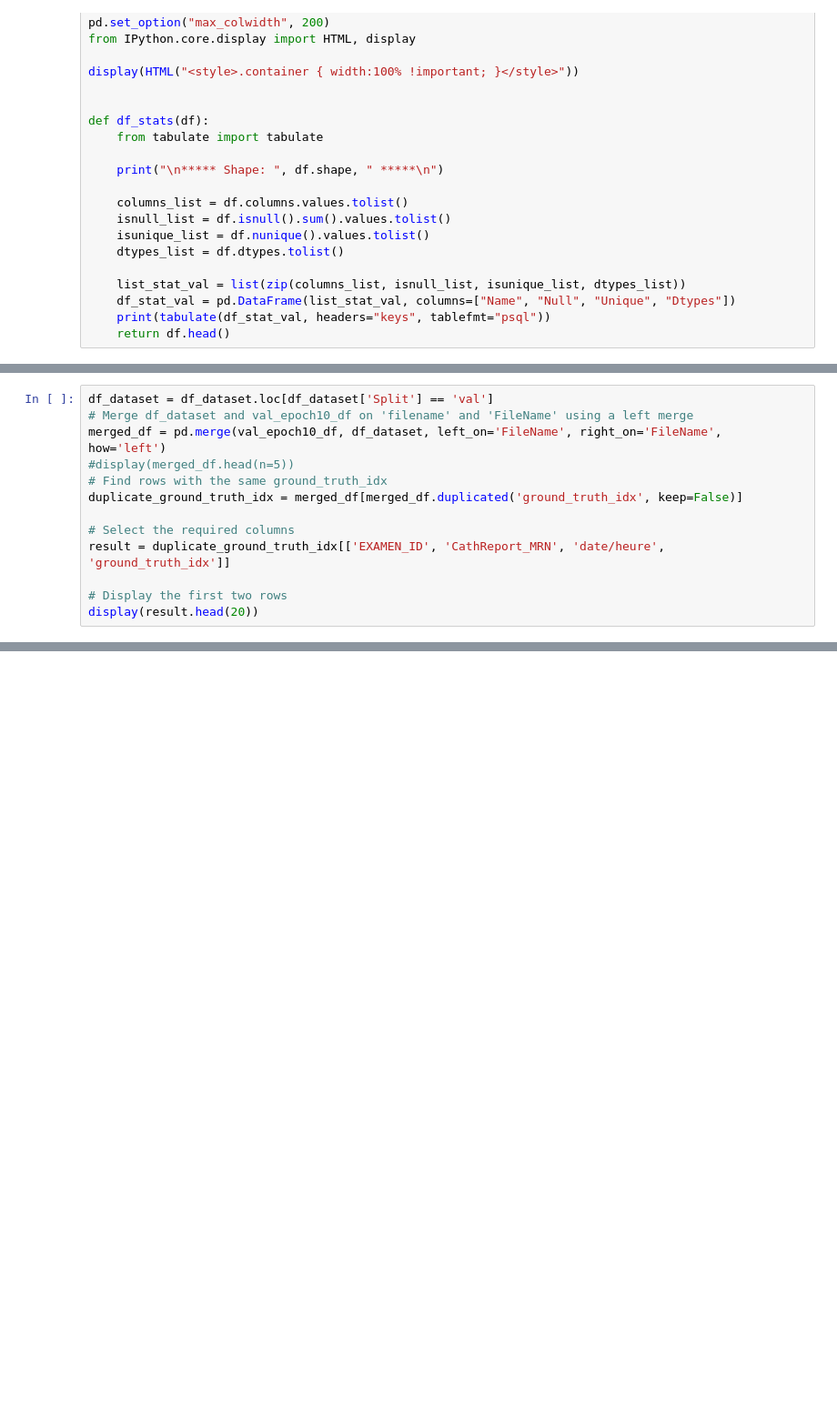
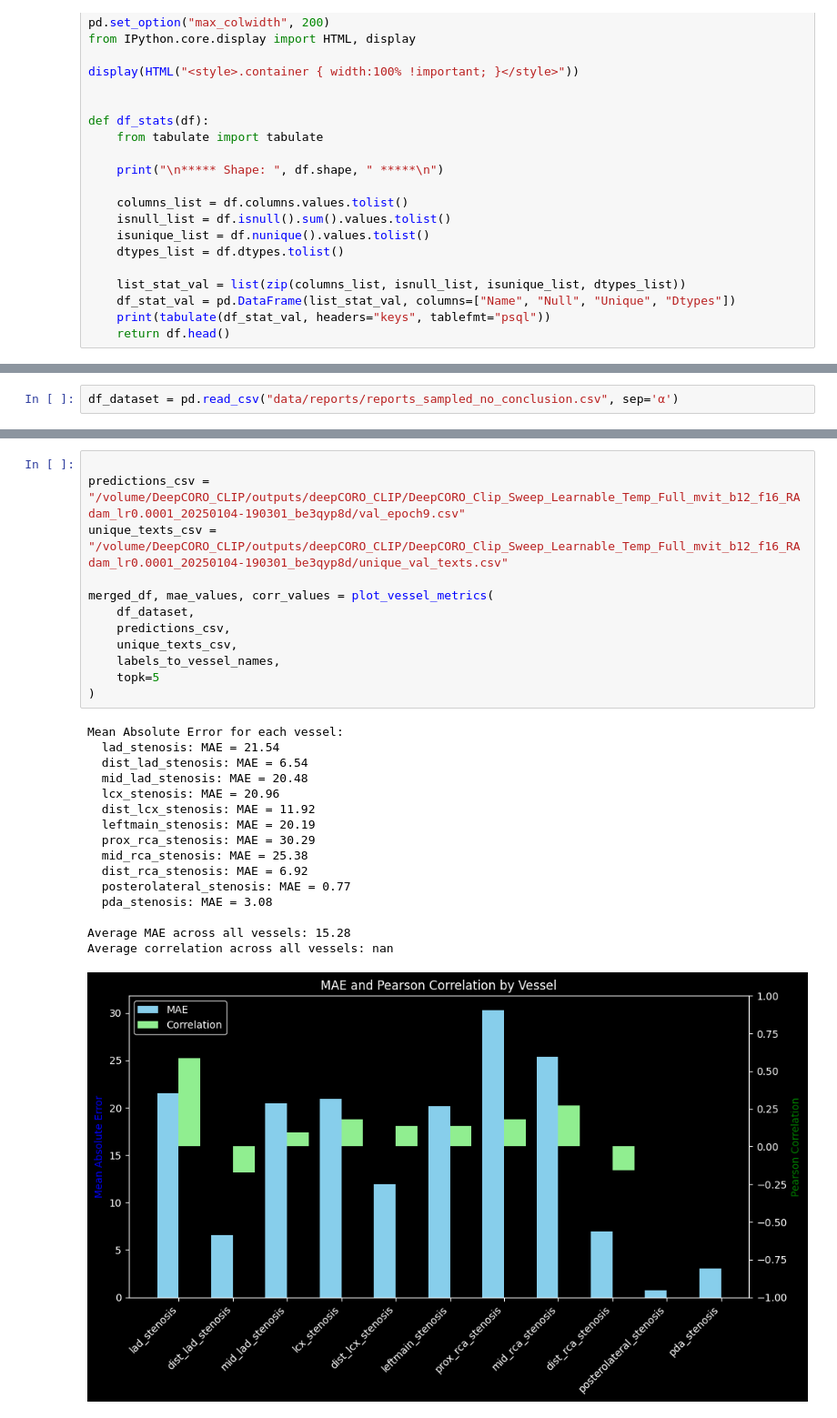
Before and after one commit to HeartWise-AI/DeepCORO_CLIP, a Jupyter notebook: plot_result_example.ipynb, the cells around one changed output, grey strips where cells are left out. Shown at 91% size. Saved outputs shown, nothing was run; the diff lists cells and outputs as text; blank space fills up the shorter version.

Commit message:
added additional plots for validation for deepcoro_clip

```diff
--- a/plot_result_example.ipynb
+++ b/plot_result_example.ipynb
@@ -35,13 +28,0 @@ df_dataset = pd.read_csv("data/reports/reports_sampled_300_study_ids.csv", sep='
-# %%
-df_dataset = df_dataset.loc[df_dataset['Split'] == 'val']
-# Merge df_dataset and val_epoch10_df on 'filename' and 'FileName' using a left merge
-merged_df = pd.merge(val_epoch10_df, df_dataset, left_on='FileName', right_on='FileName', how='left')
-#display(merged_df.head(n=5))
-# Find rows with the same ground_truth_idx
-duplicate_ground_truth_idx = merged_df[merged_df.duplicated('ground_truth_idx', keep=False)]
-
-# Select the required columns
-result = duplicate_ground_truth_idx[['EXAMEN_ID', 'CathReport_MRN', 'date/heure', 'ground_truth_idx']]
-
-# Display the first two rows
-display(result.head(20))
@@ -54,3 +29,5 @@ display(result.head(20))
+# %%
+df_dataset = pd.read_csv("data/reports/reports_sampled_no_conclusion.csv", sep='α')
 # %%
 import re
 import pandas as pd
@@ -287,0 +292,29 @@ Mean Absolute Error for each vessel:
+# %%
+
+predictions_csv = "/volume/DeepCORO_CLIP/outputs/deepCORO_CLIP/DeepCORO_Clip_Sweep_Learnable_Temp_Full_mvit_b12_f16_RAdam_lr0.0001_20250104-190301_be3qyp8d/val_epoch9.csv"
+unique_texts_csv = "/volume/DeepCORO_CLIP/outputs/deepCORO_CLIP/DeepCORO_Clip_Sweep_Learnable_Temp_Full_mvit_b12_f16_RAdam_lr0.0001_20250104-190301_be3qyp8d/unique_val_texts.csv"
+
+merged_df, mae_values, corr_values = plot_vessel_metrics(
+    df_dataset,
+    predictions_csv,
+    unique_texts_csv,
+    labels_to_vessel_names,
+    topk=5
+)
+# %% [output]
+Mean Absolute Error for each vessel:
+  lad_stenosis: MAE = 21.54
+  dist_lad_stenosis: MAE = 6.54
+  mid_lad_stenosis: MAE = 20.48
+  lcx_stenosis: MAE = 20.96
+  dist_lcx_stenosis: MAE = 11.92
+  leftmain_stenosis: MAE = 20.19
+  prox_rca_stenosis: MAE = 30.29
+  mid_rca_stenosis: MAE = 25.38
+  dist_rca_stenosis: MAE = 6.92
+  posterolateral_stenosis: MAE = 0.77
+  pda_stenosis: MAE = 3.08
+
+Average MAE across all vessels: 15.28
+Average correlation across all vessels: nan
+[figure, added]
```
Also changed, not shown: parts of 4 cells of this notebook, 1 other file.
